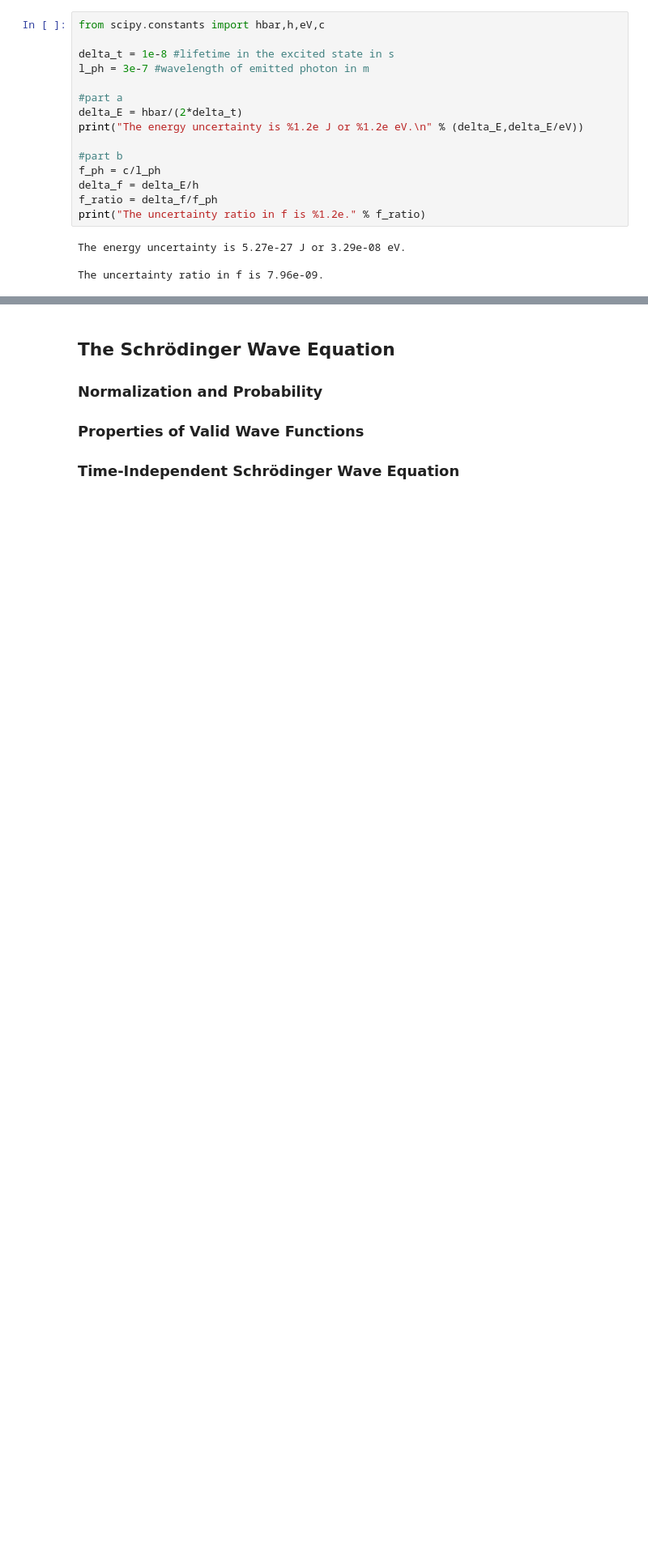
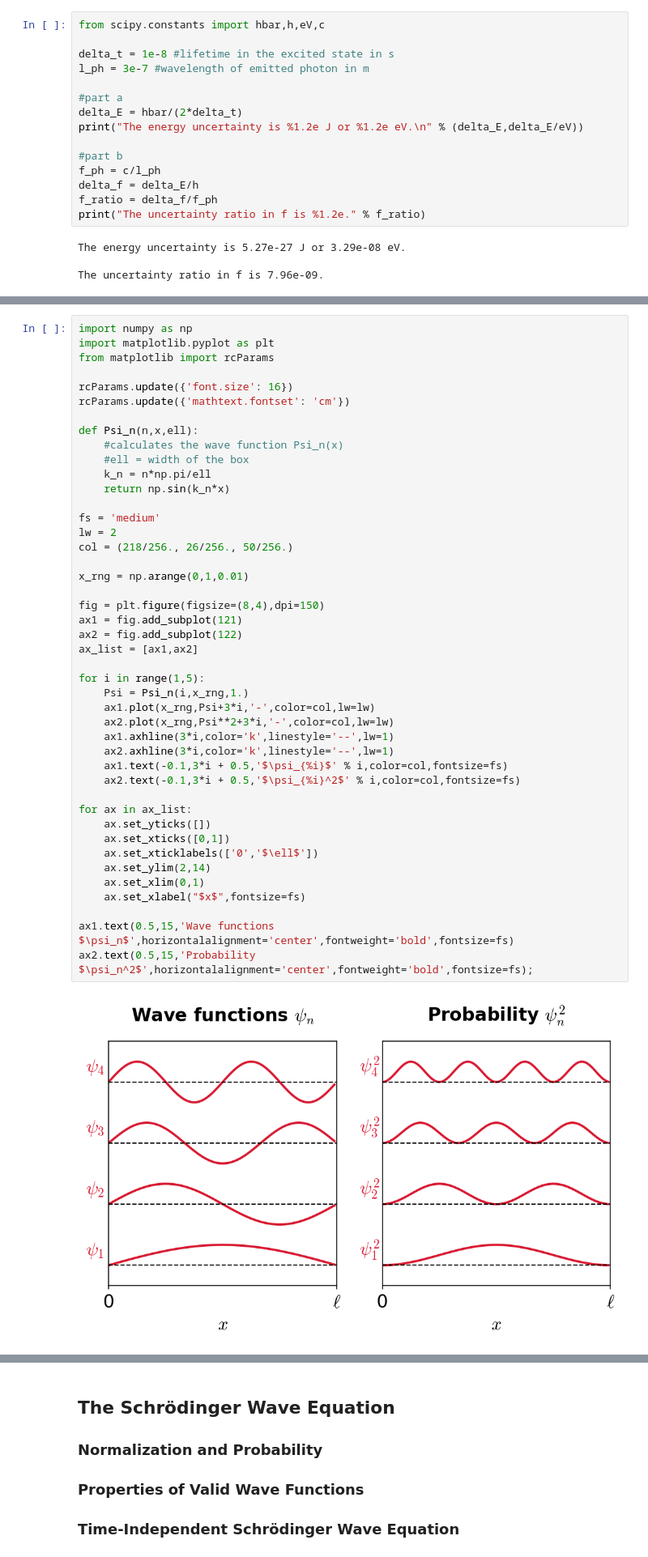
Before and after one commit to saturnaxis/ModernPhysics, a Jupyter notebook: docs/_sources/Chapter_5/quantum-mechanics.ipynb, the cells around one changed output, grey strips where cells are left out. Shown: that part at 81% size. Cells and saved outputs as stored; diff of their text form; blank space fills up the shorter version.

```diff
--- a/docs/_sources/Chapter_5/quantum-mechanics.ipynb
+++ b/docs/_sources/Chapter_5/quantum-mechanics.ipynb
@@ -963,0 +1054,46 @@ The uncertainty ratio in f is 7.96e-09.
+# %%
+import numpy as np
+import matplotlib.pyplot as plt
+from matplotlib import rcParams
+
+rcParams.update({'font.size': 16})
+rcParams.update({'mathtext.fontset': 'cm'})
+
+def Psi_n(n,x,ell):
+    #calculates the wave function Psi_n(x)
+    #ell = width of the box
+    k_n = n*np.pi/ell
+    return np.sin(k_n*x)
+
+fs = 'medium'
+lw = 2
+col = (218/256., 26/256., 50/256.)
+
+x_rng = np.arange(0,1,0.01)
+
+fig = plt.figure(figsize=(8,4),dpi=150)
+ax1 = fig.add_subplot(121)
+ax2 = fig.add_subplot(122)
+ax_list = [ax1,ax2]
+
+for i in range(1,5):
+    Psi = Psi_n(i,x_rng,1.)
+    ax1.plot(x_rng,Psi+3*i,'-',color=col,lw=lw)
+    ax2.plot(x_rng,Psi**2+3*i,'-',color=col,lw=lw)
+    ax1.axhline(3*i,color='k',linestyle='--',lw=1)
+    ax2.axhline(3*i,color='k',linestyle='--',lw=1)
+    ax1.text(-0.1,3*i + 0.5,'$\psi_{%i}$' % i,color=col,fontsize=fs)
+    ax2.text(-0.1,3*i + 0.5,'$\psi_{%i}^2$' % i,color=col,fontsize=fs)
+
+for ax in ax_list:
+    ax.set_yticks([])
+    ax.set_xticks([0,1])
+    ax.set_xticklabels(['0','$\ell$'])
+    ax.set_ylim(2,14)
+    ax.set_xlim(0,1)
+    ax.set_xlabel("$x$",fontsize=fs)
+
+ax1.text(0.5,15,'Wave functions $\psi_n$',horizontalalignment='center',fontweight='bold',fontsize=fs)
+ax2.text(0.5,15,'Probability $\psi_n^2$',horizontalalignment='center',fontweight='bold',fontsize=fs);
+# %% [output]
+[figure, added]
```
Also changed, not shown: parts of 9 cells of this notebook, 5 other files.
